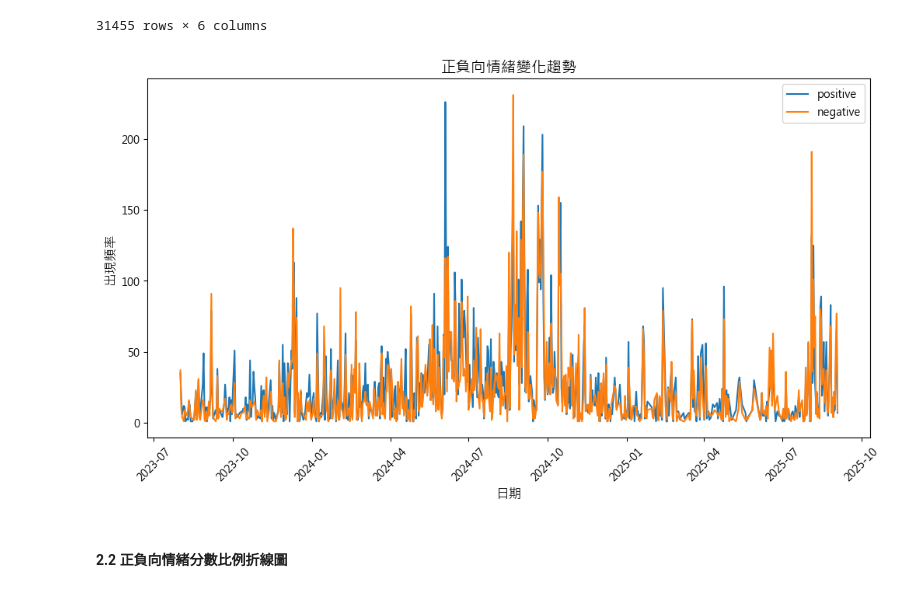
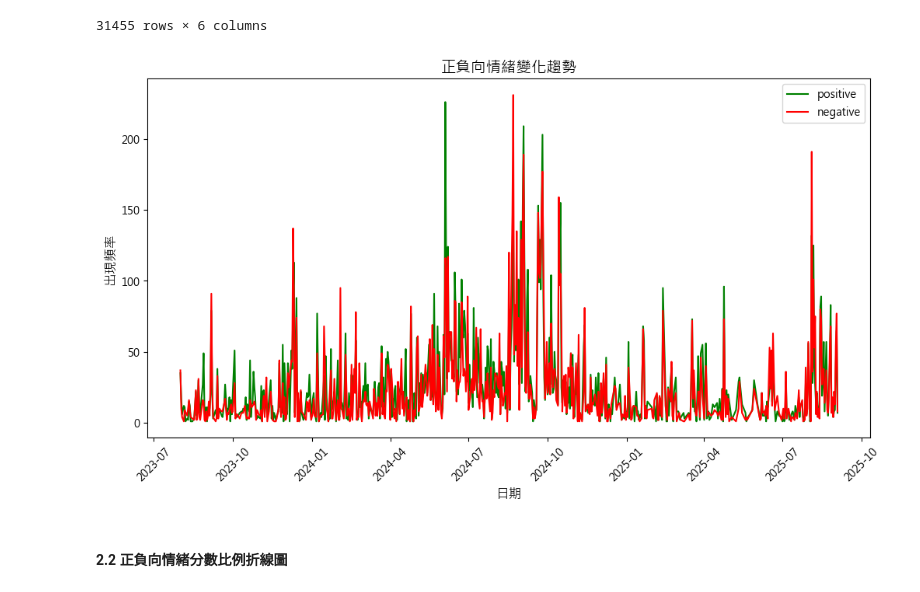
Before and after one commit to hsuan1120/Loan, a Jupyter notebook: loans.ipynb, the cells around one changed output. Cells and saved outputs as stored; diff of their text form; code cells hidden in the pictures.

```diff
--- a/loans.ipynb
+++ b/loans.ipynb
@@ -434,19 +434,19 @@ data_liwc
 # %%
 # 計算每日的情緒數量並繪製成折線圖
 sentiment_count = (data_liwc.groupby(['date','sentiments']).size().reset_index(name='count'))
 
 plt.figure(figsize=(12,6))
-for sentiment in ['positive','negative']: # 分別處理
+for sentiment, color in zip(['positive','negative'],['green','red']): # 分別處理
     subset = sentiment_count[sentiment_count['sentiments'] == sentiment]
-    plt.plot(subset['date'], subset['count'], label = sentiment)
+    plt.plot(subset['date'], subset['count'], label = sentiment, color = color)
 
 plt.legend()
 plt.title('正負向情緒變化趨勢', fontsize = 14)
 plt.xlabel('日期', fontsize = 12)
 plt.ylabel('出現頻率', fontsize = 12)
 plt.xticks(rotation = 45)
 plt.show()
 # %% [output]
-[figure, old version]
+[figure, new version]
 # %% [markdown]
 #### 2.2 正負向情緒分數比例折線圖
```
Also changed, not shown: parts of 5 cells of this notebook.
